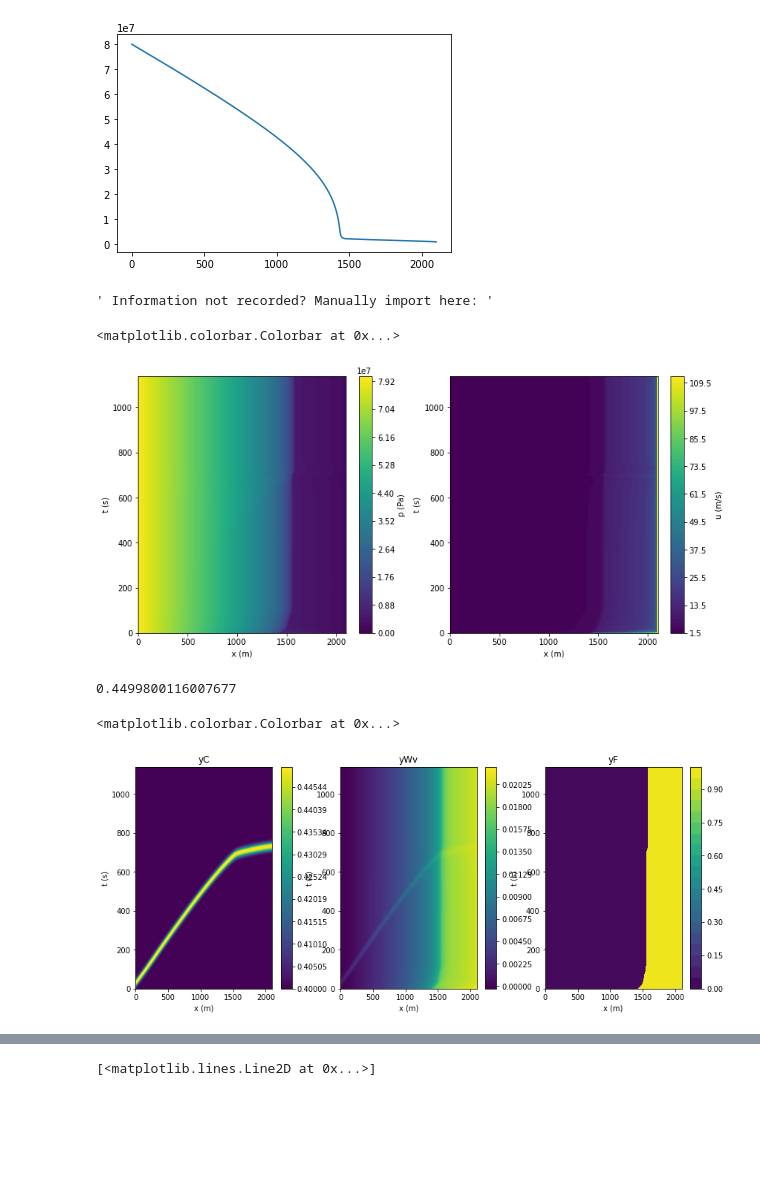
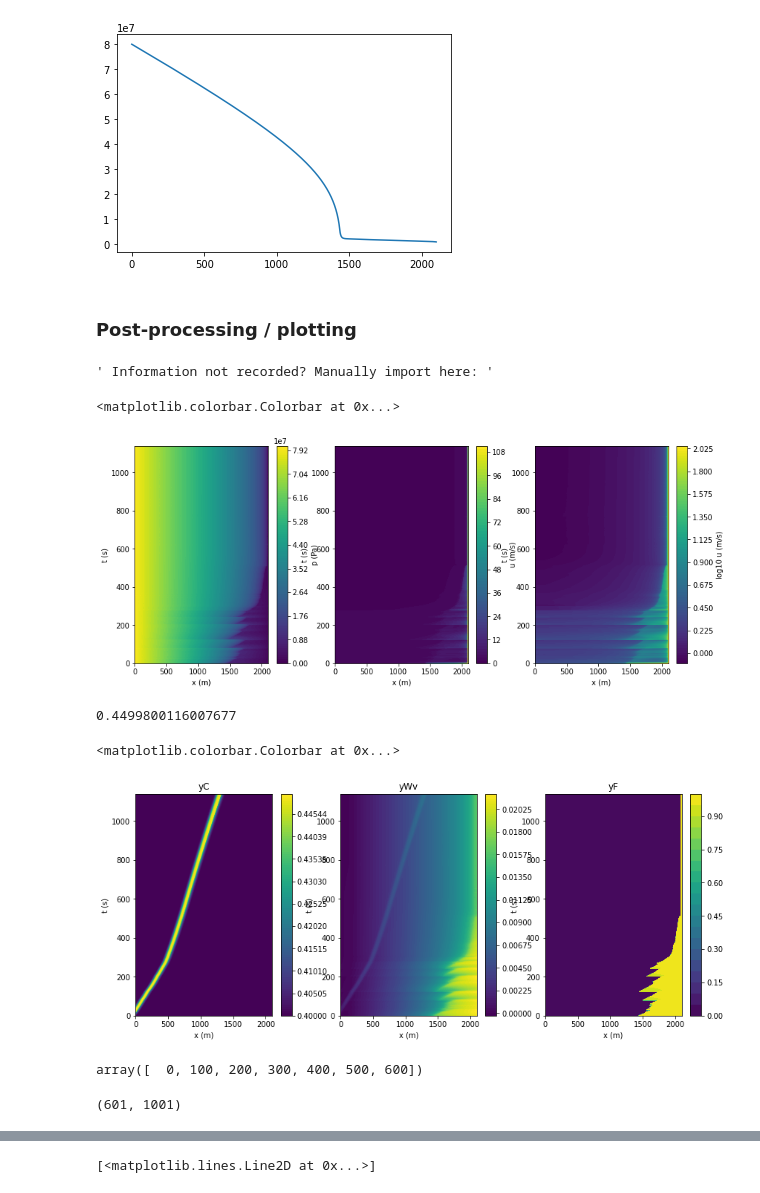
Before and after one commit to fredriclam/conduit-qss, a Jupyter notebook: linearized_crystal_ascent.ipynb, the cells around one changed output, grey strips where cells are left out. Saved outputs shown, nothing was run; the diff lists cells and outputs as text; code cells hidden in the pictures; blank space fills up the shorter version.

```diff
--- a/linearized_crystal_ascent.ipynb
+++ b/linearized_crystal_ascent.ipynb
@@ -2704,3 +2884,5 @@ _q_steady.shape
 # %% [output]
 (2, 2001)
 [figure]
+# %% [markdown]
+### Post-processing / plotting
@@ -2709,6 +2894,12 @@ out_q2 = np.load(r"C:\Users\Fredric\Desktop\run2\out_q2_new.npy")
 out_q5 = np.load(r"C:\Users\Fredric\Desktop\run2\out_q5_new.npy")
 x = np.load(r"C:\Users\Fredric\Desktop\run2\out_x_new.npy")
 t = np.load(r"C:\Users\Fredric\Desktop\run2\out_t_new.npy")
+
+out_q2 = np.load(r"C:\Users\Fredric\Desktop\run3\out_q2_strang_1.npy")
+out_q5 = np.load(r"C:\Users\Fredric\Desktop\run3\out_q5_strang_1.npy")
+x = np.load(r"C:\Users\Fredric\Desktop\run3\out_x_strang_1.npy")
+t = np.load(r"C:\Users\Fredric\Desktop\run3\out_t_strang_1.npy")
+
 mg_x, mg_t = np.meshgrid(x, t)
 # %%
 ''' Information not recorded? Manually import here: '''
@@ -2723,21 +2914,26 @@ mg_x, mg_t = np.meshgrid(x, t)
 # %%
 # Pressure contouring
 p = out_q2[:,0,:]
 u = out_q2[:,1,:]
-plt.figure(figsize=(13,6))
-plt.subplot(1,2,1)
+plt.figure(figsize=(14,5.5))
+plt.subplot(1,3,1)
 plt.contourf(mg_x, mg_t, p, levels=100)
 plt.xlabel("x (m)")
 plt.ylabel("t (s)")
 plt.colorbar(label="p (Pa)")
-plt.subplot(1,2,2)
+plt.subplot(1,3,2)
 plt.contourf(mg_x, mg_t, u, levels=100)
 plt.xlabel("x (m)")
 plt.ylabel("t (s)")
 plt.colorbar(label="u (m/s)")
+plt.subplot(1,3,3)
+plt.contourf(mg_x, mg_t, np.log10(u), levels=100)
+plt.xlabel("x (m)")
+plt.ylabel("t (s)")
+plt.colorbar(label="log10 u (m/s)")
 # %% [output]
 <matplotlib.colorbar.Colorbar at 0x...>
-[figure, old version]
+[figure, new version]
 # %%
 yC.max()
 # %% [output]
@@ -2769,4 +2965,12 @@ plt.title("yF")
 plt.colorbar()
 # %% [output]
 <matplotlib.colorbar.Colorbar at 0x...>
-[figure, old version]
+[figure, new version]
+# %%
+t_indices
+# %% [output]
+array([  0, 100, 200, 300, 400, 500, 600])
+# %%
+u.shape
+# %% [output]
+(601, 1001)
```
Also changed, not shown: parts of 30 cells of this notebook, 3 other files.
